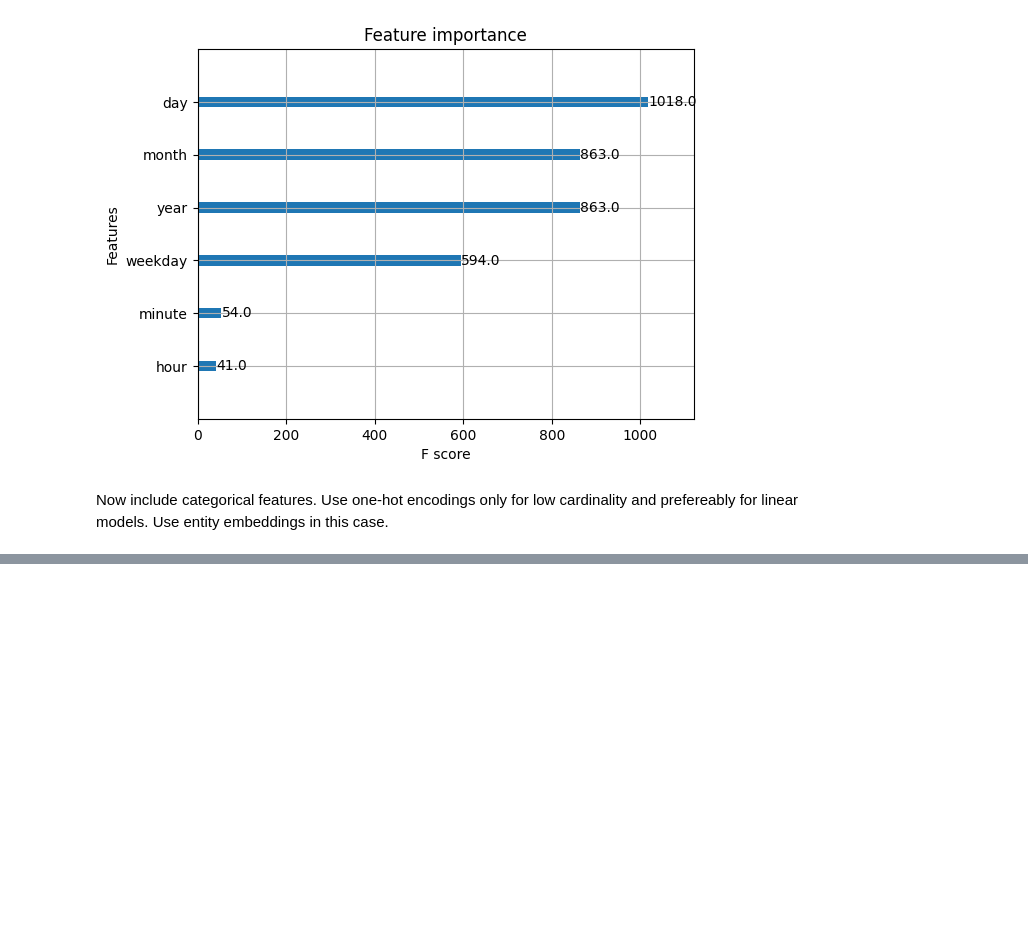
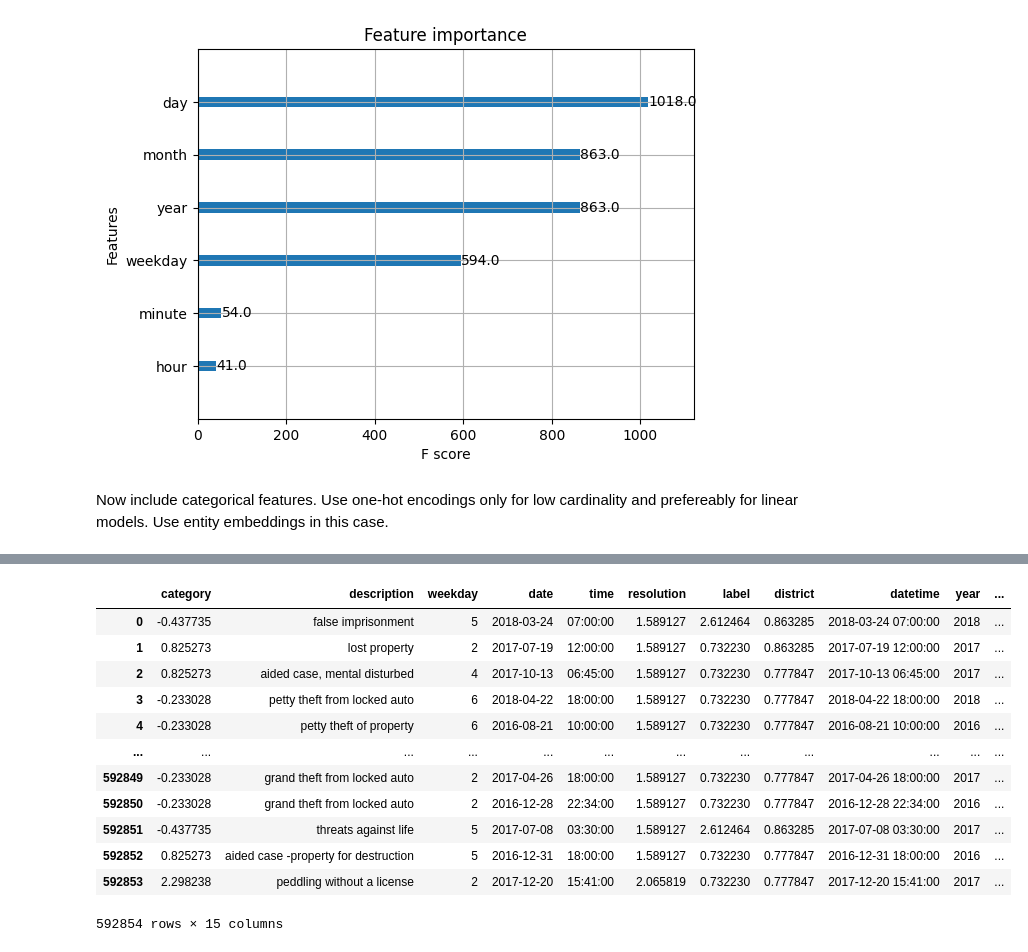
Before and after one commit to kristianseverin/CasePFA, a Jupyter notebook: XGBoost.ipynb, the cells around one changed output, grey strips where cells are left out. Drawn from its saved outputs; the diff is of its cells as text; code cells hidden in the pictures; blank space fills up the shorter version.

Commit message:
single dimensional embeddings mapped to categorical features

```diff
--- a/XGBoost.ipynb
+++ b/XGBoost.ipynb
@@ -519,9 +523,7 @@ for i, embedding in enumerate(embeddings):
     pad_length = max_length - embedding.shape[0]
     embeddings[i] = np.pad(embedding, ((0, pad_length), (0, 0)), 'constant', constant_values=0)
 
-# Print shapes of embedding weight matrices
-for embedding in embeddings:
-    print(embedding.shape)
 
 
-#X = np.concatenate((X, df[numeric_features].values), axis=1)
+# concatenate the embeddings
+#X = np.concatenate(embeddings, axis=1)
@@ -548,0 +549,52 @@ Stack trace:
+# %%
+# assign the embeddings to the original categorical levels
+for col in categorical_features:
+    for i in col:
+        # the first embedding should be assigned to the first unique value of the categorical feature
+        df_embed[col + '_embedding' + str(i)] = df_cat[col].map(embedding_dict[col])
+# %%
+def map_embeddings_to_categories(df_embed, df_cat):
+    # category
+    cat_embed = df_embed['category_embedding0']
+    unique_cat = df_cat['category'].unique()
+    embedding_map_cat = {category: embedding for category, embedding in zip(unique_cat, cat_embed)}
+    df_cat['category'] = df_cat['category'].map(embedding_map_cat)
+
+    # resolution
+    res_embed = df_embed['resolution_embedding0']
+    unique_res = df_cat['resolution'].unique()
+    embedding_map_res = {resolution: embedding for resolution, embedding in zip(unique_res, res_embed)}
+    df_cat['resolution'] = df_cat['resolution'].map(embedding_map_res)
+
+    # label
+    lab_embed = df_embed['label_embedding0']
+    unique_lab = df_cat['label'].unique()
+    embedding_map_lab = {label: embedding for label, embedding in zip(unique_lab, lab_embed)}
+    df_cat['label'] = df_cat['label'].map(embedding_map_lab)
+
+    # district
+    dist_embed = df_embed['district_embedding0']
+    unique_dist = df_cat['district'].unique()
+    embedding_map_dist = {district: embedding for district, embedding in zip(unique_dist, dist_embed)}
+    df_cat['district'] = df_cat['district'].map(embedding_map_dist)
+
+    return df_cat
+
+# use function to map embeddings to categories
+df_cat = map_embeddings_to_categories(df_embed, df_cat)
+# %%
+df_cat
+# %% [output]
+|  | category | description | weekday | date | time | resolution | label | district | datetime | year | ... |
+| 0 | -0.437735 | false imprisonment | 5 | 2018-03-24 | 07:00:00 | 1.589127 | 2.612464 | 0.863285 | 2018-03-24 07:00:00 | 2018 | ... |
+| 1 | 0.825273 | lost property | 2 | 2017-07-19 | 12:00:00 | 1.589127 | 0.732230 | 0.863285 | 2017-07-19 12:00:00 | 2017 | ... |
+| 2 | 0.825273 | aided case, mental disturbed | 4 | 2017-10-13 | 06:45:00 | 1.589127 | 0.732230 | 0.777847 | 2017-10-13 06:45:00 | 2017 | ... |
+| 3 | -0.233028 | petty theft from locked auto | 6 | 2018-04-22 | 18:00:00 | 1.589127 | 0.732230 | 0.777847 | 2018-04-22 18:00:00 | 2018 | ... |
+| 4 | -0.233028 | petty theft of property | 6 | 2016-08-21 | 10:00:00 | 1.589127 | 0.732230 | 0.777847 | 2016-08-21 10:00:00 | 2016 | ... |
+| ... | ... | ... | ... | ... | ... | ... | ... | ... | ... | ... | ... |
+| 592849 | -0.233028 | grand theft from locked auto | 2 | 2017-04-26 | 18:00:00 | 1.589127 | 0.732230 | 0.777847 | 2017-04-26 18:00:00 | 2017 | ... |
+| 592850 | -0.233028 | grand theft from locked auto | 2 | 2016-12-28 | 22:34:00 | 1.589127 | 0.732230 | 0.777847 | 2016-12-28 22:34:00 | 2016 | ... |
+| 592851 | -0.437735 | threats against life | 5 | 2017-07-08 | 03:30:00 | 1.589127 | 2.612464 | 0.863285 | 2017-07-08 03:30:00 | 2017 | ... |
+| 592852 | 0.825273 | aided case -property for destruction | 5 | 2016-12-31 | 18:00:00 | 1.589127 | 0.732230 | 0.777847 | 2016-12-31 18:00:00 | 2016 | ... |
+| 592853 | 2.298238 | peddling without a license | 2 | 2017-12-20 | 15:41:00 | 2.065819 | 0.732230 | 0.777847 | 2017-12-20 15:41:00 | 2017 | ... |
+592854 rows × 15 columns
```
Also changed, not shown: parts of 9 cells of this notebook.
